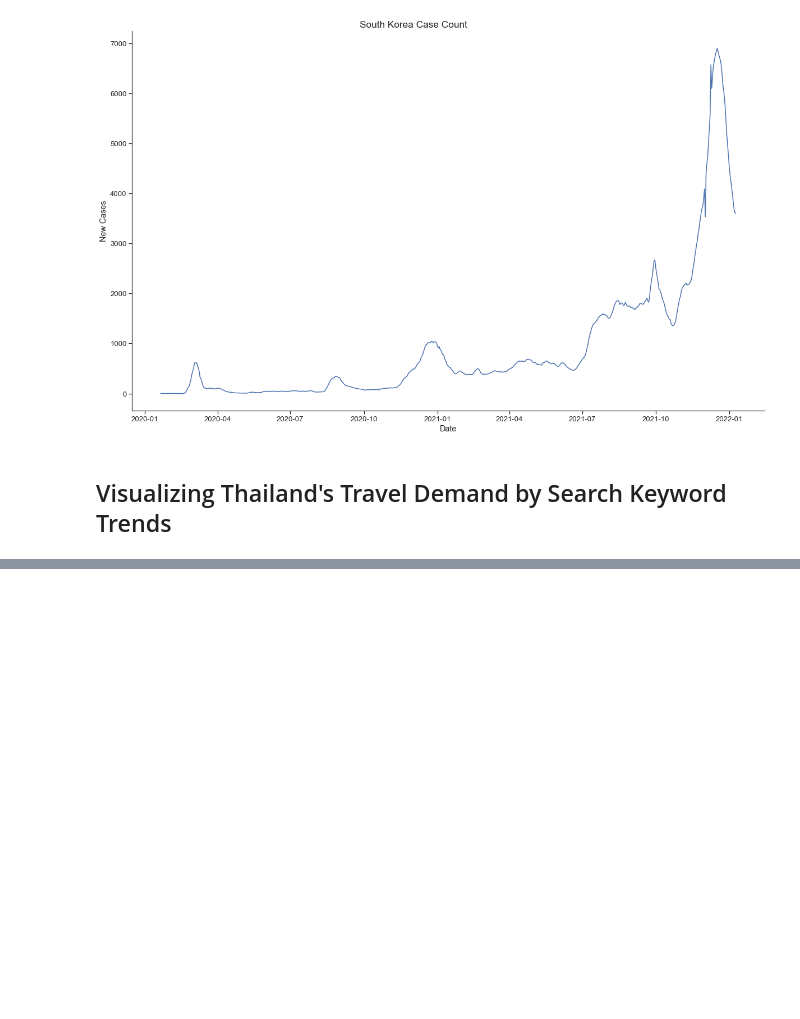
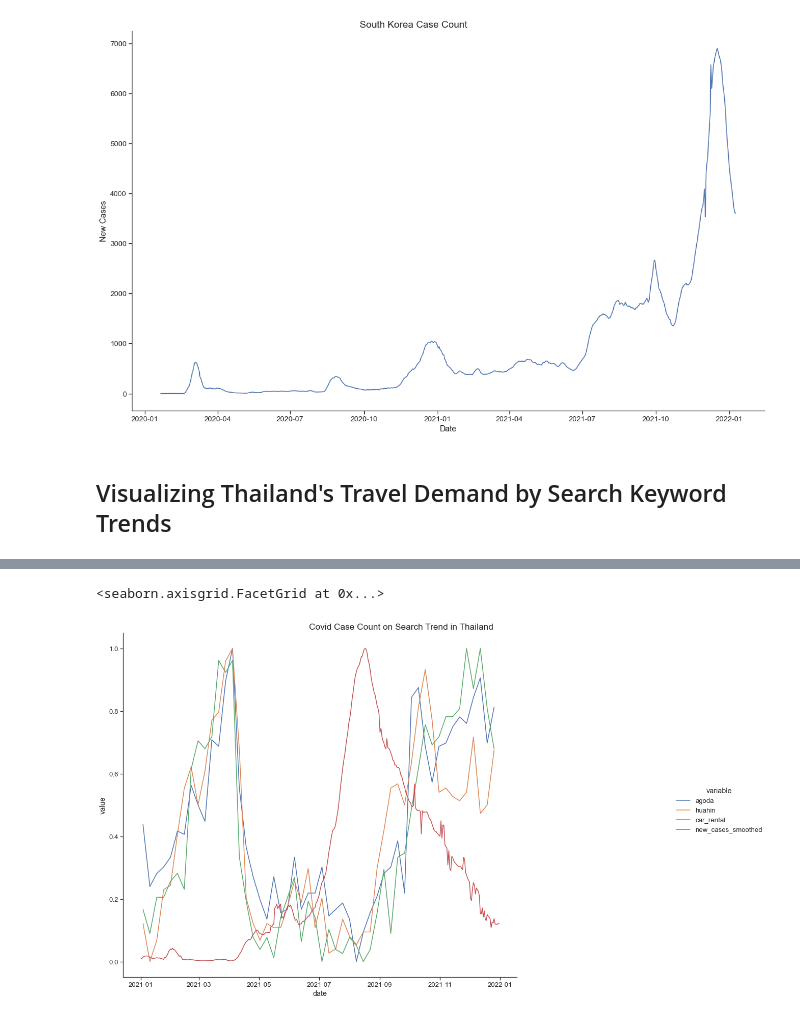
Before and after one commit to jitrapon/mads-milestone-i, a Jupyter notebook: exploration.ipynb, the cells around one changed output, grey strips where cells are left out. Saved outputs shown, nothing was run; the diff lists cells and outputs as text; code cells hidden in the pictures; blank space fills up the shorter version.

```diff
--- a/exploration.ipynb
+++ b/exploration.ipynb
@@ -302,0 +306,7 @@ plot_combined(merged, 'Covid Case Count and Vaccinations on Search Trend in Thai
+# %%
+merged = pd.merge(search_trend_norm_th, covid_case_norm_th, on='date', how='outer')
+merged = merged.melt(id_vars=['date'])
+plot_combined(merged, 'Covid Case Count on Search Trend in Thailand')
+# %% [output]
+<seaborn.axisgrid.FacetGrid at 0x...>
+[figure, added]
```
Also changed, not shown: parts of 5 cells of this notebook, 2 other files.
